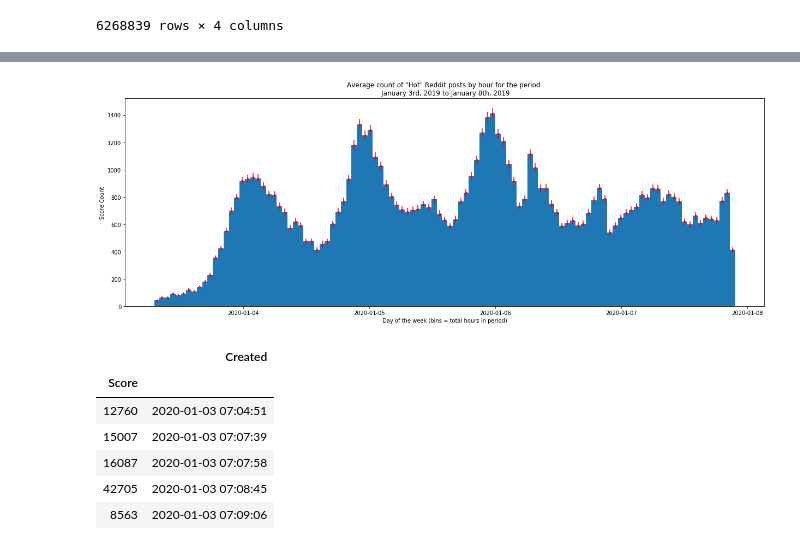
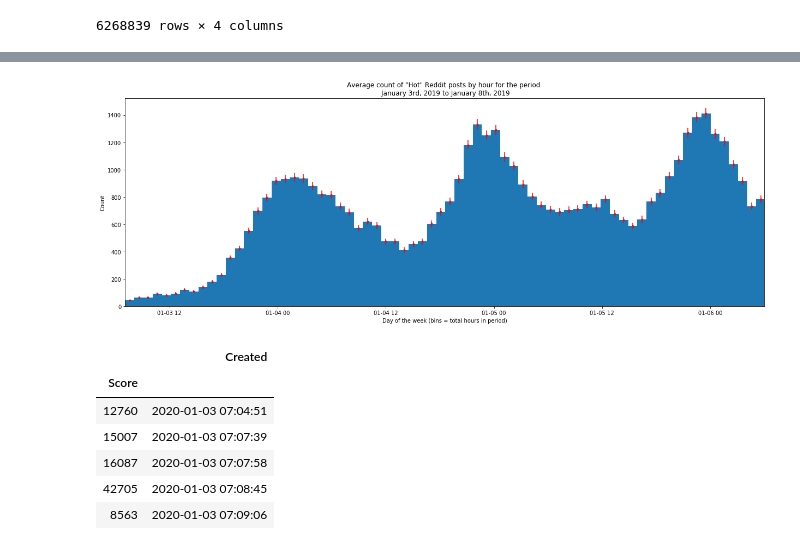
Before and after one commit to Jameshskelton/Simple-Reddit-Scraper, a Jupyter notebook: Scripts/EDA-and-Analysis.ipynb, the cells around one changed output, grey strips where cells are left out. Cells and saved outputs as stored; diff of their text form; code cells hidden in the pictures.

Commit message:
better image range

```diff
--- a/Scripts/EDA-and-Analysis.ipynb
+++ b/Scripts/EDA-and-Analysis.ipynb
@@ -72,31 +83,32 @@ work
 # %%
 # Here we show a histogram by day of the score values
 work.sort_values(by=['Score'], ascending = False, inplace = True)
 data = work.Created
 data1 = work.copy()
 data1.set_index('Score', inplace = True)
 data1.drop(['ID', 'Comments'], axis = 1, inplace = True)
 
 fig, ax = plt.subplots(figsize=([21,7]))
 
 entries1, edges1, _ = plt.hist(data1.Created, bins=109)
 
 # # calculate bin centers
 bin_centers = 0.5 * (edges1[:-1] + edges1[1:])
 
 # # draw errorbars, use the sqrt error. You can use what you want there
 # # poissonian 1 sigma intervals would make more sense
 plt.errorbar(bin_centers, entries1, yerr=np.sqrt(entries1), fmt='r.')
 
 
 ax.set_xlabel('Day of the week (bins = total hours in period)')
-ax.set_ylabel('Score Count')
+ax.set_ylabel('Count')
 
 ax.set_title('Average count of "Hot" Reddit posts by hour for the period \n January 3rd, 2019 to January 8th, 2019')
 # ax.set_xticks(ticks=list(range(0,121)))
+plt.xlim('2020-01-03 07:04:51', '2020-01-06 6:00:00')
 plt.show()
 # %% [output]
-[figure, old version]
+[figure, new version]
 # %%
 data1.sort_values(by=['Created'])
 # %% [output]
```
Also changed, not shown: parts of 4 cells of this notebook, 2 other files.
